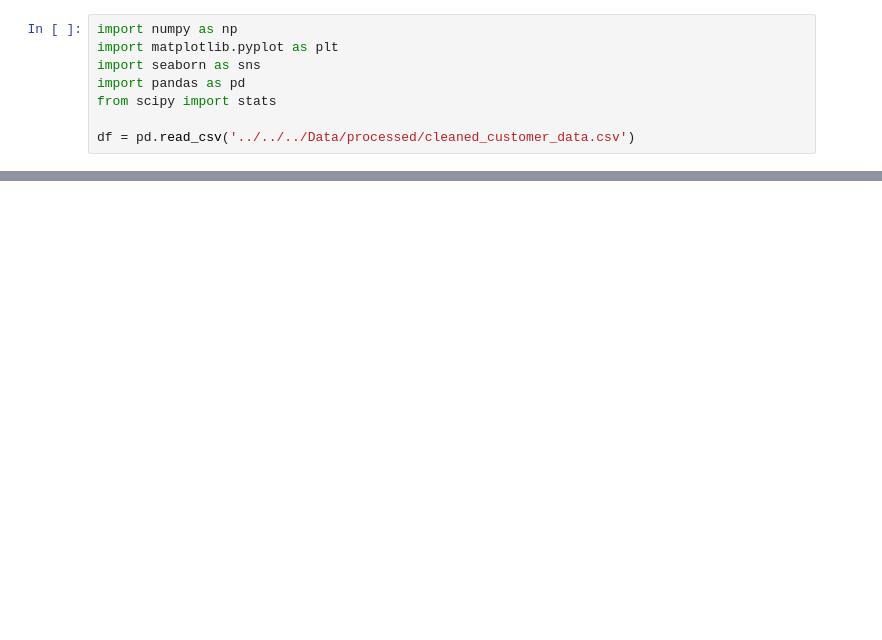
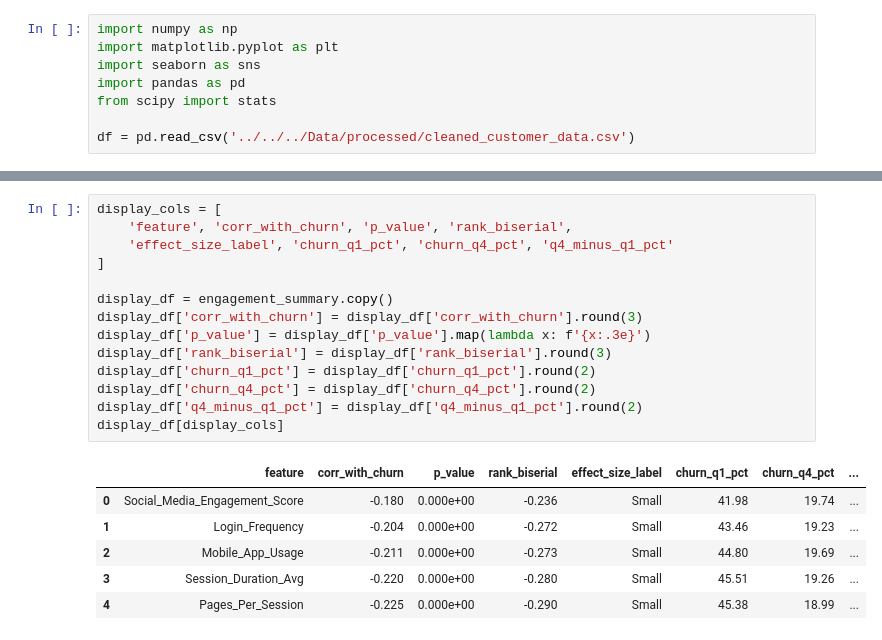
Before and after one commit to ppts2545/Eccommerce-Customer-Behavior-Dataset, a Jupyter notebook: notebooks/03_eda/eda1/01_eda_on_engagement measure.ipynb, the cells around one changed output, grey strips where cells are left out. Saved outputs shown, nothing was run; the diff lists cells and outputs as text; blank space fills up the shorter version.

```diff
--- a/notebooks/03_eda/eda1/01_eda_on_engagement measure.ipynb
+++ b/notebooks/03_eda/eda1/01_eda_on_engagement measure.ipynb
@@ -547,0 +153,21 @@ dtype: float64
+# %%
+display_cols = [
+    'feature', 'corr_with_churn', 'p_value', 'rank_biserial',
+    'effect_size_label', 'churn_q1_pct', 'churn_q4_pct', 'q4_minus_q1_pct'
+]
+
+display_df = engagement_summary.copy()
+display_df['corr_with_churn'] = display_df['corr_with_churn'].round(3)
+display_df['p_value'] = display_df['p_value'].map(lambda x: f'{x:.3e}')
+display_df['rank_biserial'] = display_df['rank_biserial'].round(3)
+display_df['churn_q1_pct'] = display_df['churn_q1_pct'].round(2)
+display_df['churn_q4_pct'] = display_df['churn_q4_pct'].round(2)
+display_df['q4_minus_q1_pct'] = display_df['q4_minus_q1_pct'].round(2)
+display_df[display_cols]
+# %% [output]
+|  | feature | corr_with_churn | p_value | rank_biserial | effect_size_label | churn_q1_pct | churn_q4_pct | ... |
+| 0 | Social_Media_Engagement_Score | -0.180 | 0.000e+00 | -0.236 | Small | 41.98 | 19.74 | ... |
+| 1 | Login_Frequency | -0.204 | 0.000e+00 | -0.272 | Small | 43.46 | 19.23 | ... |
+| 2 | Mobile_App_Usage | -0.211 | 0.000e+00 | -0.273 | Small | 44.80 | 19.69 | ... |
+| 3 | Session_Duration_Avg | -0.220 | 0.000e+00 | -0.280 | Small | 45.51 | 19.26 | ... |
+| 4 | Pages_Per_Session | -0.225 | 0.000e+00 | -0.290 | Small | 45.38 | 18.99 | ... |
```
Also changed, not shown: parts of 70 cells of this notebook, 12 other files.
